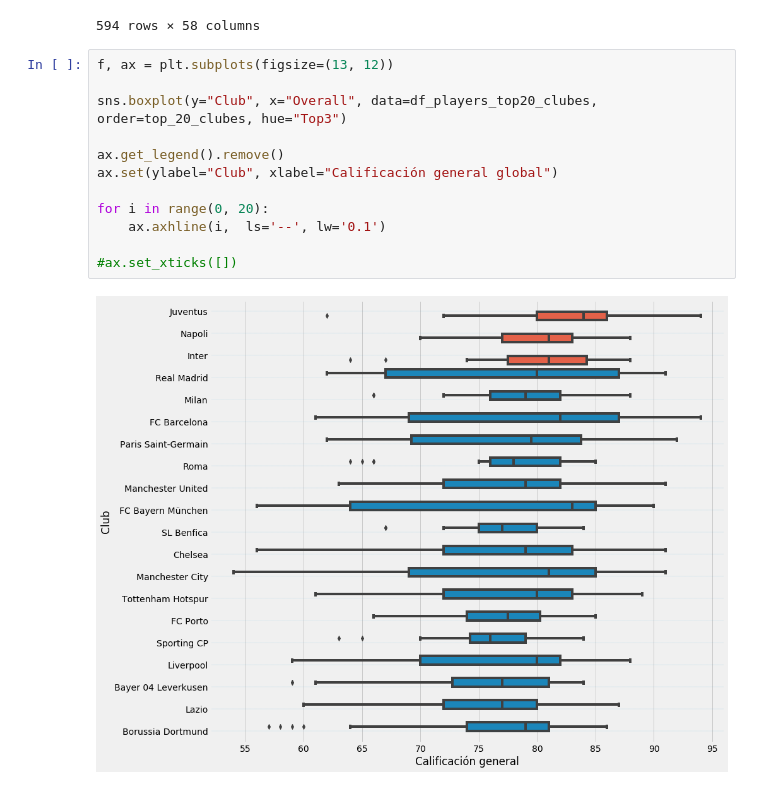
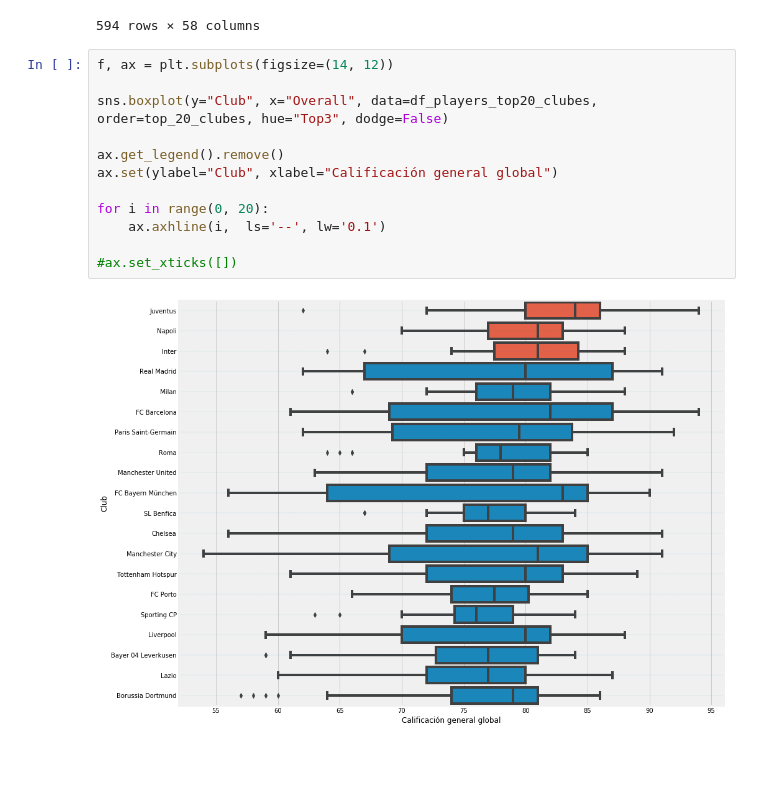
Before and after one commit to raulcarlomagno/dmuba-especializacion-futbol, a Jupyter notebook: main.ipynb, the cells around one changed output. Saved outputs shown, nothing was run; the diff lists cells and outputs as text; blank space fills up the shorter version.

```diff
--- a/main.ipynb
+++ b/main.ipynb
@@ -886,16 +886,16 @@ See the caveats in the documentation: http://pandas.pydata.org/pandas-docs/stabl
 | 224947 | D. Grimshaw | 20 | England | 54 | 68 | Manchester City | 133200 | 6660 | Right | ... |
 594 rows × 58 columns
 # %%
-f, ax = plt.subplots(figsize=(13, 12))
+f, ax = plt.subplots(figsize=(14, 12))
 
-sns.boxplot(y="Club", x="Overall", data=df_players_top20_clubes, order=top_20_clubes, hue="Top3")
+sns.boxplot(y="Club", x="Overall", data=df_players_top20_clubes, order=top_20_clubes, hue="Top3", dodge=False)
 
 ax.get_legend().remove()
 ax.set(ylabel="Club", xlabel="Calificación general global")
 
 for i in range(0, 20):
     ax.axhline(i,  ls='--', lw='0.1')
 
 #ax.set_xticks([])
 # %% [output]
-[figure, old version]
+[figure, new version]
```
Also changed, not shown: parts of 27 cells of this notebook.
